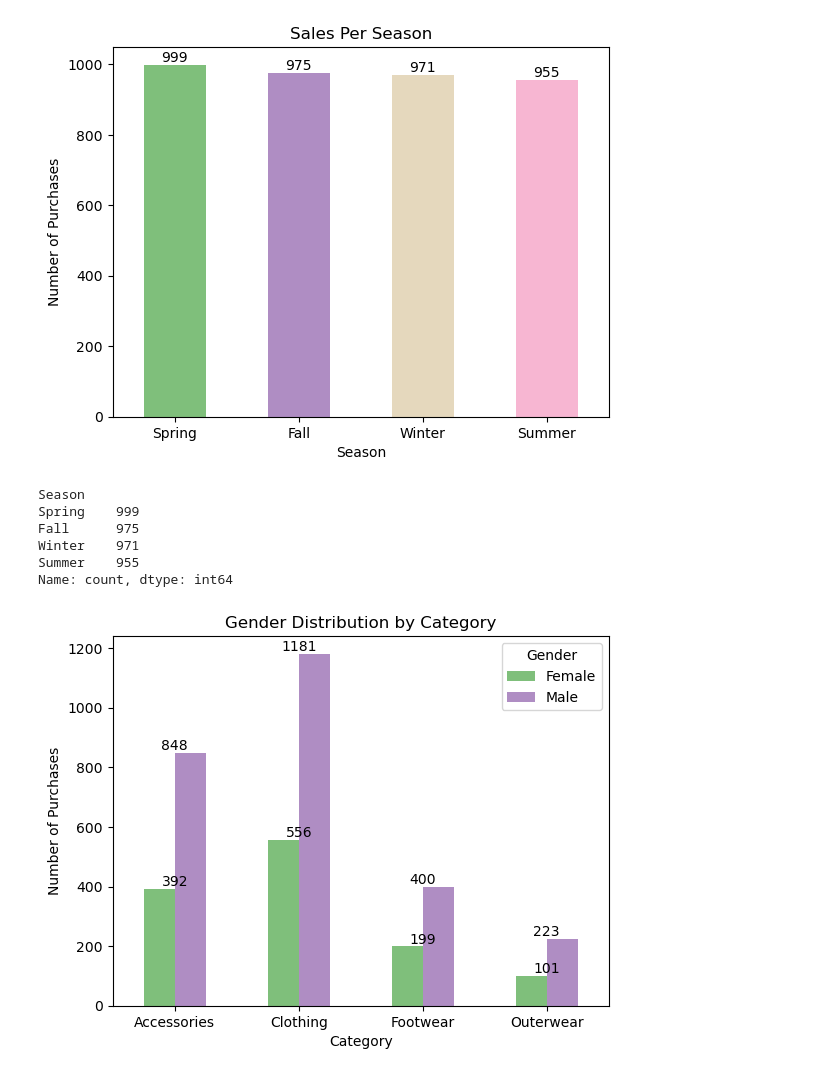
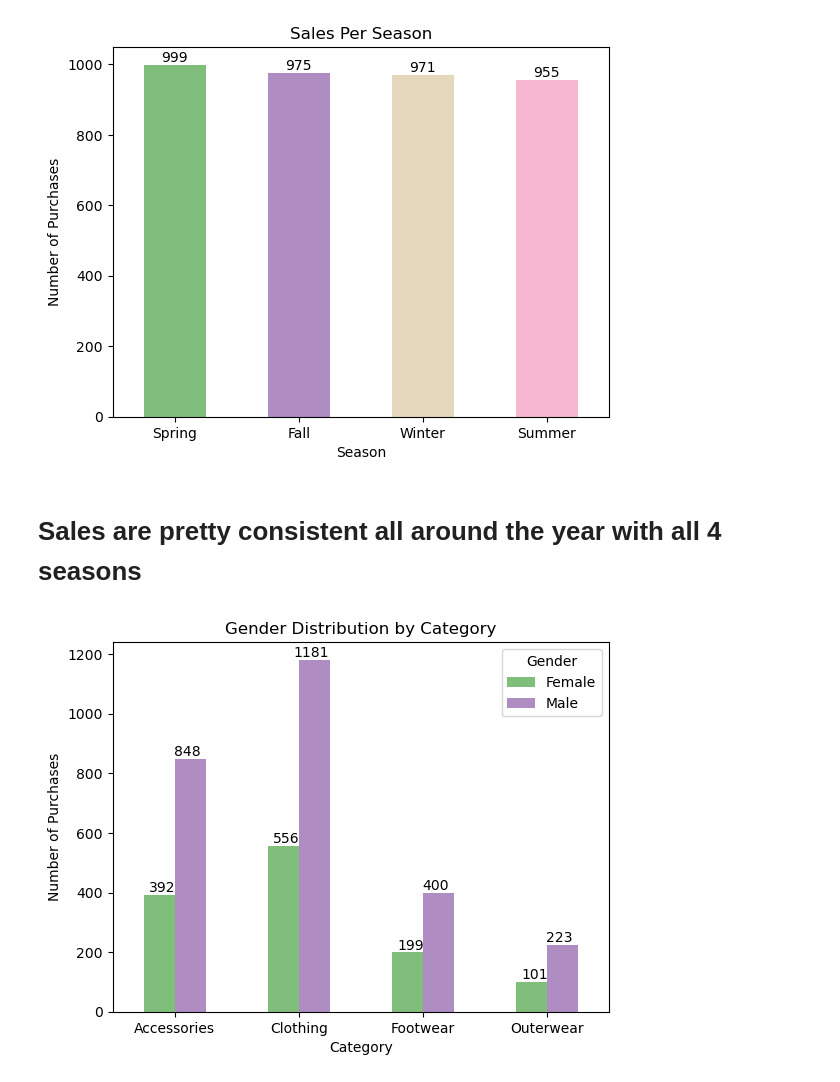
Before and after one commit to kasheshjaiin/Project-1-Customer-Shopping-Trends, a Jupyter notebook: kashesh.ipynb, the cells around one changed output. Drawn from its saved outputs; the diff is of its cells as text; code cells hidden in the pictures.

```diff
--- a/kashesh.ipynb
+++ b/kashesh.ipynb
@@ -107,39 +111,34 @@ plt.xticks(rotation = 0)
 plt.show()
 # %% [output]
 [figure]
-# %%
-season_sale
-# %% [output]
-Season
-Spring    999
-Fall      975
-Winter    971
-Summer    955
-Name: count, dtype: int64
+# %% [markdown]
+# Sales are pretty consistent all around the year with all 4 seasons
 # %%
 # Group by 'Category' and 'Gender' and count occurrences
 category_gender_sale = trends_df.groupby(['Category', 'Gender']).size().unstack()
 
 # Plotting the bar chart
 category_gender_sale.plot(kind='bar',
                           stacked=False,
                           title='Gender Distribution by Category',
                           xlabel='Category',
                           ylabel='Number of Purchases',
                           color=colors,
                           )
 
 # Annotate each bar with its count
 for i, category in enumerate(category_gender_sale.index):
     for j, gender in enumerate(category_gender_sale.columns):
         count = category_gender_sale.loc[category, gender]
-        plt.text(i, count, str(count), ha='center', va='bottom', color='black')
+        # Calculate the x-coordinate for the annotation
+        x = i + j * 0.2 - 0.1 * (len(category_gender_sale.columns) - 1)
+        plt.text(x, count, str(count), ha='center', va='bottom', color='black')
 
 # Customizing the plot
-plt.xticks(rotation=0)  # Rotate x-axis labels for better readability
+plt.xticks(rotation=0)
 plt.legend(title='Gender')
 
 # Show the plot
 plt.show()
 # %% [output]
-[figure, old version]
+[figure, new version]
```
Also changed, not shown: parts of 6 cells of this notebook.
